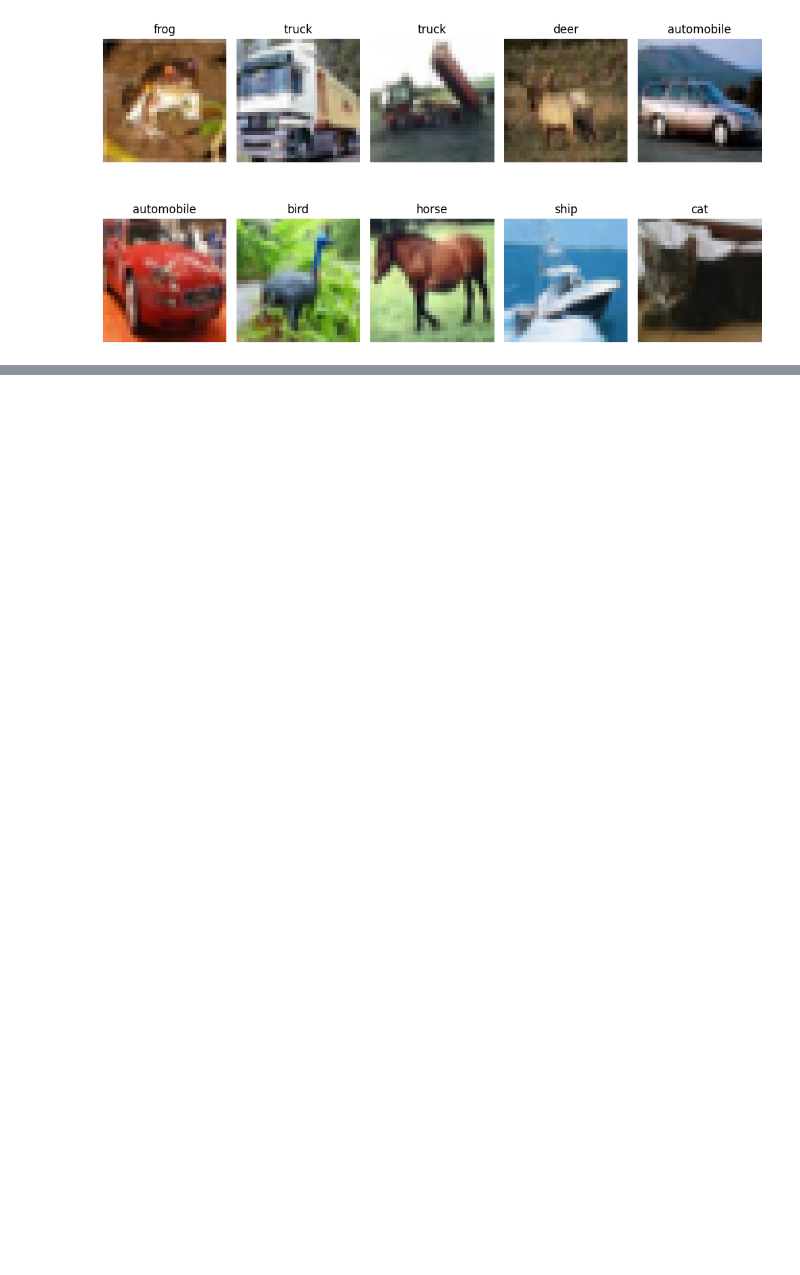
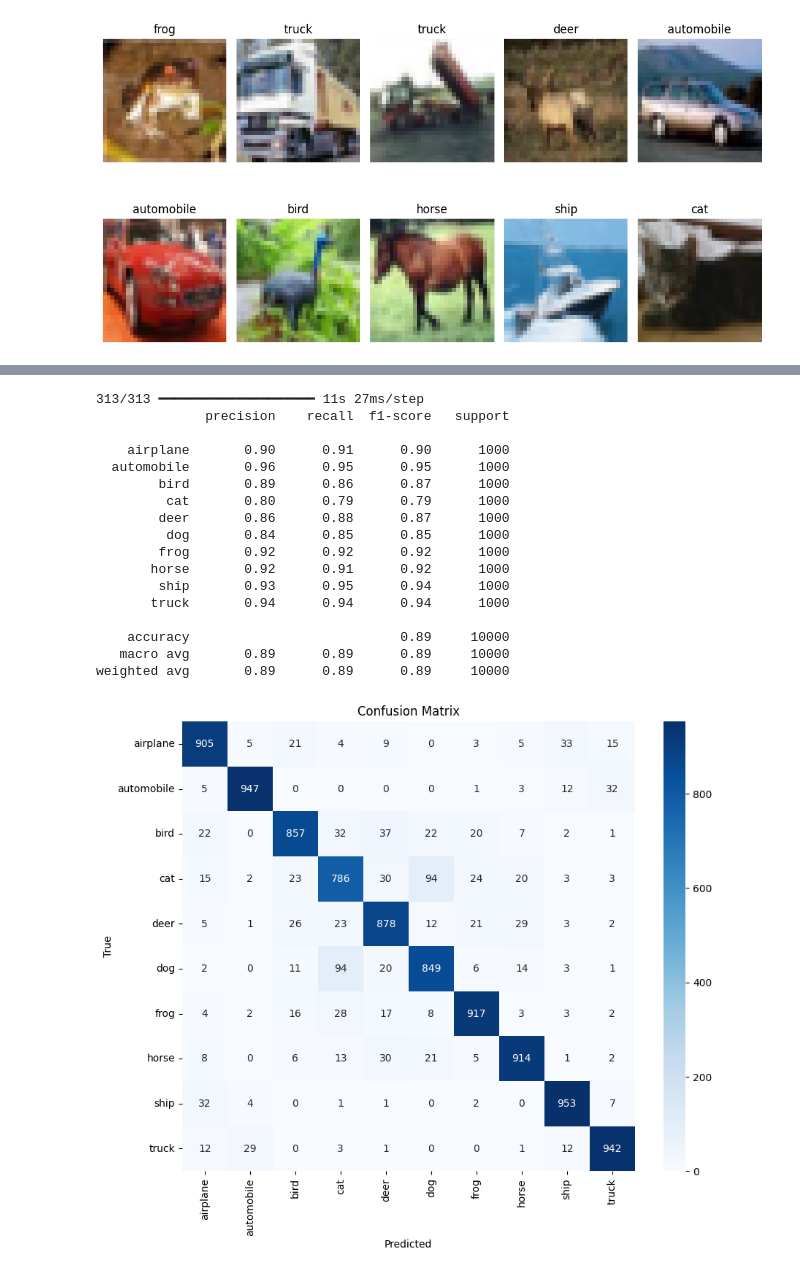
Before and after one commit to happyemanaloto/Project2-G2, a Jupyter notebook: Project2_G2.ipynb, the cells around one changed output, grey strips where cells are left out. Saved outputs shown, nothing was run; the diff lists cells and outputs as text; code cells hidden in the pictures; blank space fills up the shorter version.

```diff
--- a/Project2_G2.ipynb
+++ b/Project2_G2.ipynb
@@ -202,0 +233,36 @@ Epoch 10/10
+# %%
+# Predict
+y_pred_probs = model.predict(val_ds)
+y_pred = np.argmax(y_pred_probs, axis=1)
+y_true = np.argmax(y_test_cat, axis=1)
+
+# Report
+print(classification_report(y_true, y_pred, target_names=class_names))
+
+# Confusion Matrix
+cm = confusion_matrix(y_true, y_pred)
+plt.figure(figsize=(10, 8))
+sns.heatmap(cm, annot=True, fmt='d', xticklabels=class_names, yticklabels=class_names, cmap='Blues')
+plt.title("Confusion Matrix")
+plt.xlabel("Predicted")
+plt.ylabel("True")
+plt.show()
+# %% [output]
+313/313 ━━━━━━━━━━━━━━━━━━━━ 11s 27ms/step
+              precision    recall  f1-score   support
+
+    airplane       0.90      0.91      0.90      1000
+  automobile       0.96      0.95      0.95      1000
+        bird       0.89      0.86      0.87      1000
+         cat       0.80      0.79      0.79      1000
+        deer       0.86      0.88      0.87      1000
+         dog       0.84      0.85      0.85      1000
+        frog       0.92      0.92      0.92      1000
+       horse       0.92      0.91      0.92      1000
+        ship       0.93      0.95      0.94      1000
+       truck       0.94      0.94      0.94      1000
+
+    accuracy                           0.89     10000
+   macro avg       0.89      0.89      0.89     10000
+weighted avg       0.89      0.89      0.89     10000
+[figure, added]
```
Also changed, not shown: parts of 12 cells of this notebook.
